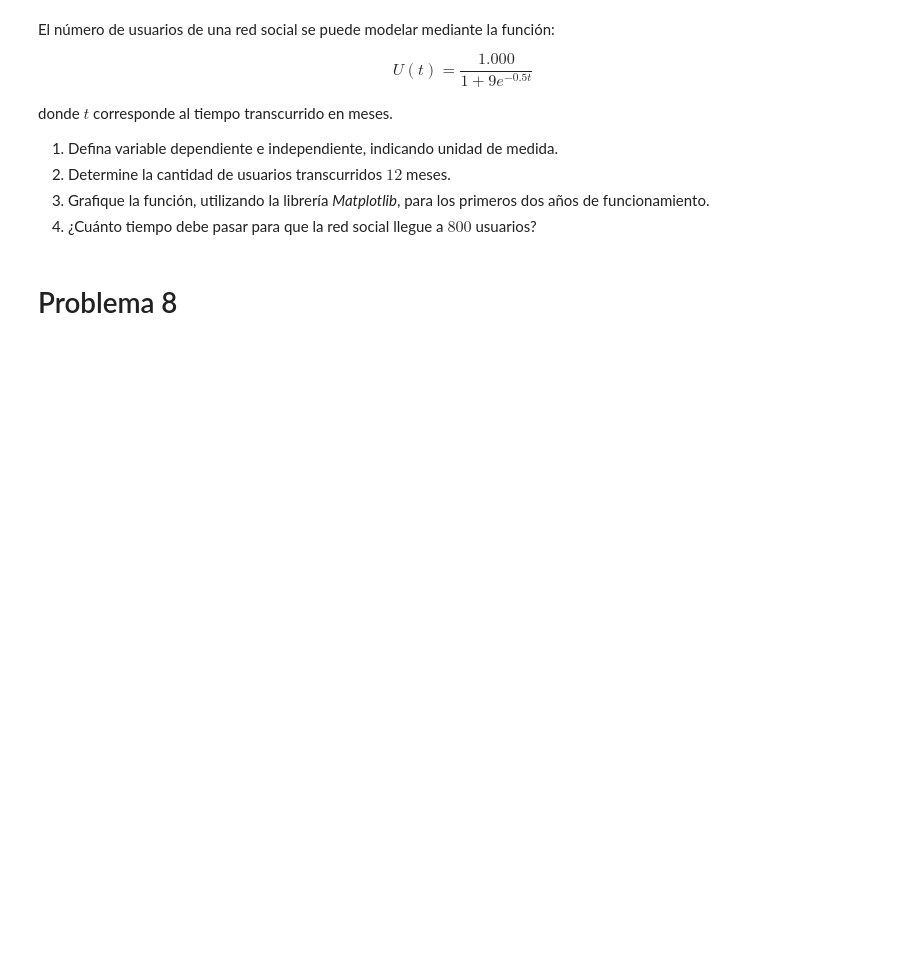
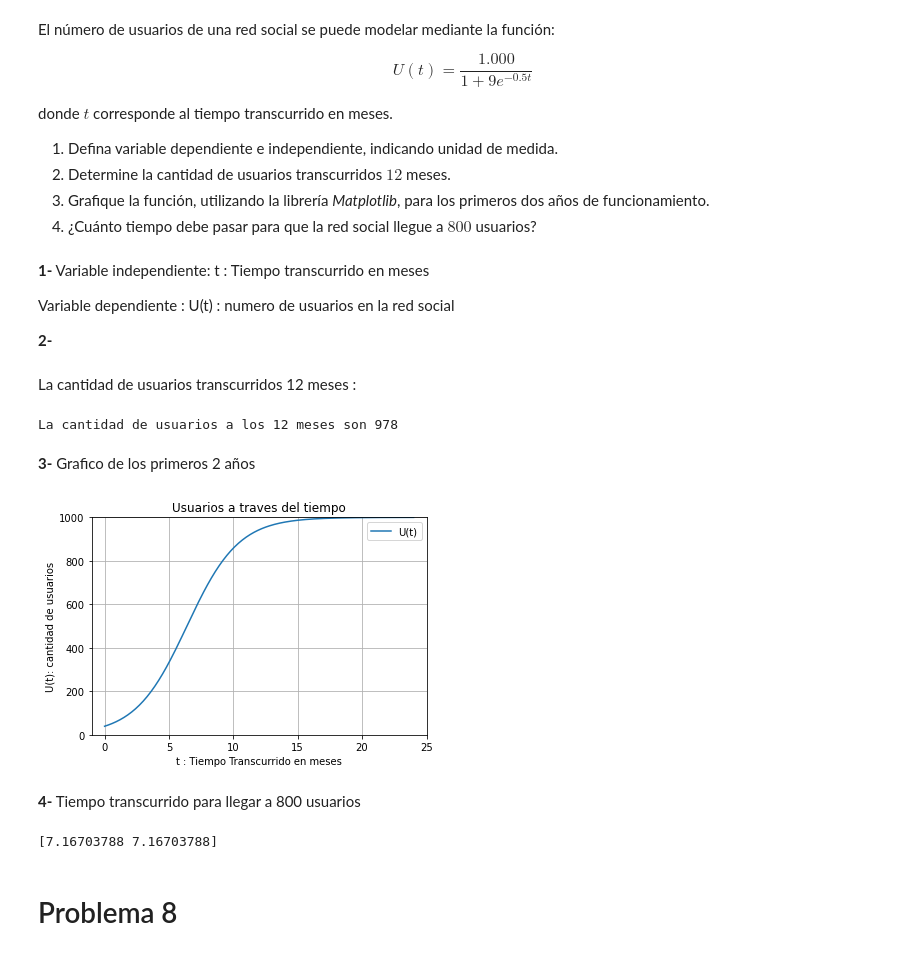
Before and after one commit to Sinon16/Matematicas-Aplicadas, a Jupyter notebook: G1_Funciones.ipynb, the cells around one changed output. Saved outputs shown, nothing was run; the diff lists cells and outputs as text; code cells hidden in the pictures; blank space fills up the shorter version.

```diff
--- a/G1_Funciones.ipynb
+++ b/G1_Funciones.ipynb
@@ -137,6 +222,53 @@ donde $t$ corresponde al tiempo transcurrido en meses.
 2.  Determine la cantidad de usuarios transcurridos $12$ meses.
 3.  Grafique la función, utilizando la librería *Matplotlib*, para los primeros dos años de funcionamiento.
 4.  ¿Cuánto tiempo debe pasar para que la red social llegue a $800$ usuarios?
+# %% [markdown]
+**1-**
+Variable independiente: t : Tiempo transcurrido en meses
+
+Variable dependiente : U(t) :  numero de usuarios en la  red social
+
+**2-**
+# %%
+import numpy as np
+def U(t):
+    return 1000/(1+9*np.exp(-0.5*t))
+# %% [markdown]
+La cantidad de usuarios transcurridos 12 meses :
+# %%
+print(f"La cantidad de usuarios a los 12 meses son {round(U(12))}")
+# %% [output]
+La cantidad de usuarios a los 12 meses son 978
+# %% [markdown]
+**3-** Grafico de los primeros 2 años
+# %%
+import matplotlib.pyplot as plt
+from scipy.optimize import fsolve
+
+x = np.arange(0,24.1,0.1)
+plt.plot(x, U(x), label = 'U(t)')
+plt.axis([-1,25,0,1000])
+plt.title('Usuarios a traves del tiempo')
+plt.xlabel('t : Tiempo Transcurrido en meses')
+plt.ylabel('U(t): cantidad de usuarios')
+plt.grid(True)
+plt.legend()
+plt.show()
+# %% [output]
+[figure, added]
+# %% [markdown]
+**4-** Tiempo transcurrido para llegar a 800 usuarios
+# %%
+from scipy.optimize import fsolve
+def g(t):
+    return U(t)-800
+
+xo = np.linspace(5,10,1)
+solucion = fsolve(g, xo)
+
+print(solucion)
+# %% [output]
+[7.16703788 7.16703788]
 # %% [markdown]
 # Problema 8
 # %% [markdown]
```
Also changed, not shown: parts of 11 cells of this notebook.
